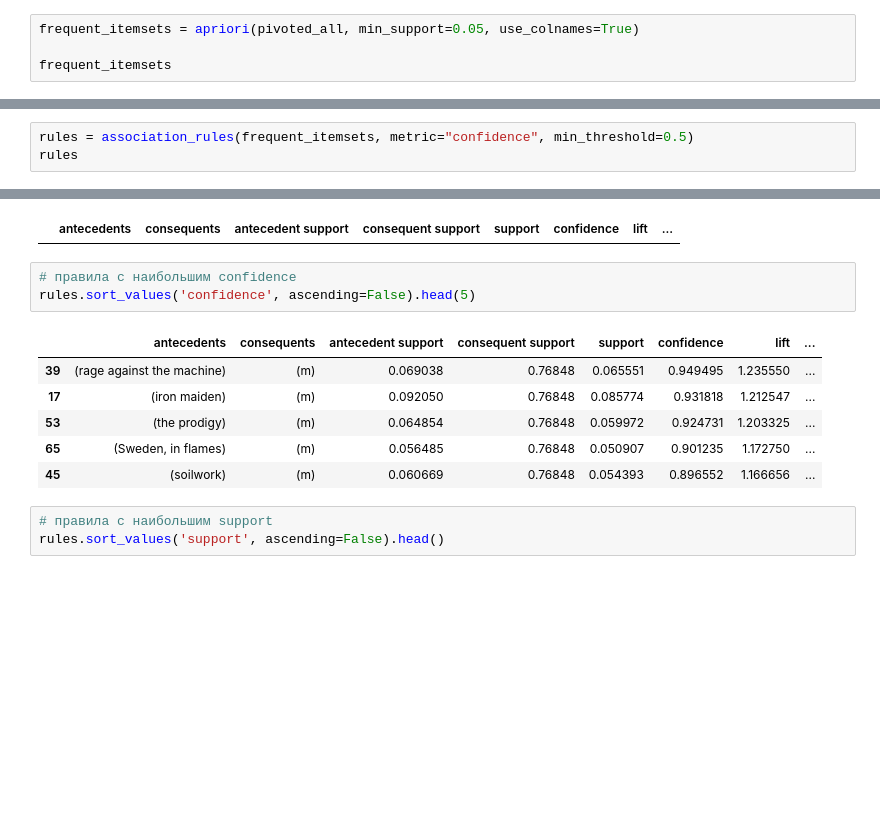
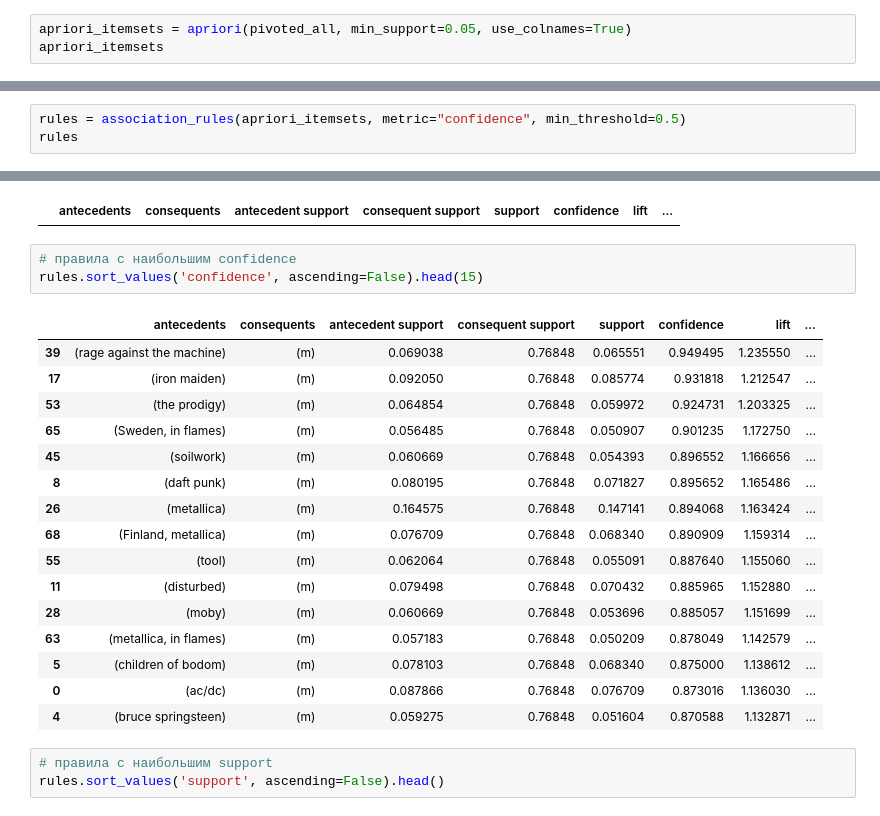
Before and after one commit to Donutellko/IAD, a Jupyter notebook: HW_2/LastFM-mining.ipynb, the cells around one changed output, grey strips where cells are left out. Cells and saved outputs as stored; diff of their text form; blank space fills up the shorter version.

```diff
--- a/HW_2/LastFM-mining.ipynb
+++ b/HW_2/LastFM-mining.ipynb
@@ -116,7 +118,6 @@ pivoted_all[pivoted_all.columns[-13:]]
 # %%
-frequent_itemsets = apriori(pivoted_all, min_support=0.05, use_colnames=True)
-
-frequent_itemsets
+apriori_itemsets = apriori(pivoted_all, min_support=0.05, use_colnames=True)
+apriori_itemsets
 # %% [output]
 |  | support | itemsets |
 | 0 | 0.087866 | (ac/dc) |
@@ -134,5 +152,5 @@ frequent_itemsets
 # %%
-rules = association_rules(frequent_itemsets, metric="confidence", min_threshold=0.5)
+rules = association_rules(apriori_itemsets, metric="confidence", min_threshold=0.5)
 rules
 # %% [output]
 |  | antecedents | consequents | antecedent support | consequent support | support | confidence | lift | ... |
@@ -180,14 +210,24 @@ artist_rules
 |  | antecedents | consequents | antecedent support | consequent support | support | confidence | lift | ... |
 # %%
 # правила с наибольшим confidence
-rules.sort_values('confidence', ascending=False).head(5)
+rules.sort_values('confidence', ascending=False).head(15)
 # %% [output]
 |  | antecedents | consequents | antecedent support | consequent support | support | confidence | lift | ... |
 | 39 | (rage against the machine) | (m) | 0.069038 | 0.76848 | 0.065551 | 0.949495 | 1.235550 | ... |
 | 17 | (iron maiden) | (m) | 0.092050 | 0.76848 | 0.085774 | 0.931818 | 1.212547 | ... |
 | 53 | (the prodigy) | (m) | 0.064854 | 0.76848 | 0.059972 | 0.924731 | 1.203325 | ... |
 | 65 | (Sweden, in flames) | (m) | 0.056485 | 0.76848 | 0.050907 | 0.901235 | 1.172750 | ... |
 | 45 | (soilwork) | (m) | 0.060669 | 0.76848 | 0.054393 | 0.896552 | 1.166656 | ... |
+| 8 | (daft punk) | (m) | 0.080195 | 0.76848 | 0.071827 | 0.895652 | 1.165486 | ... |
+| 26 | (metallica) | (m) | 0.164575 | 0.76848 | 0.147141 | 0.894068 | 1.163424 | ... |
+| 68 | (Finland, metallica) | (m) | 0.076709 | 0.76848 | 0.068340 | 0.890909 | 1.159314 | ... |
+| 55 | (tool) | (m) | 0.062064 | 0.76848 | 0.055091 | 0.887640 | 1.155060 | ... |
+| 11 | (disturbed) | (m) | 0.079498 | 0.76848 | 0.070432 | 0.885965 | 1.152880 | ... |
+| 28 | (moby) | (m) | 0.060669 | 0.76848 | 0.053696 | 0.885057 | 1.151699 | ... |
+| 63 | (metallica, in flames) | (m) | 0.057183 | 0.76848 | 0.050209 | 0.878049 | 1.142579 | ... |
+| 5 | (children of bodom) | (m) | 0.078103 | 0.76848 | 0.068340 | 0.875000 | 1.138612 | ... |
+| 0 | (ac/dc) | (m) | 0.087866 | 0.76848 | 0.076709 | 0.873016 | 1.136030 | ... |
+| 4 | (bruce springsteen) | (m) | 0.059275 | 0.76848 | 0.051604 | 0.870588 | 1.132871 | ... |
 # %%
 # правила с наибольшим support
 rules.sort_values('support', ascending=False).head()
```
Also changed, not shown: parts of 12 cells of this notebook.
